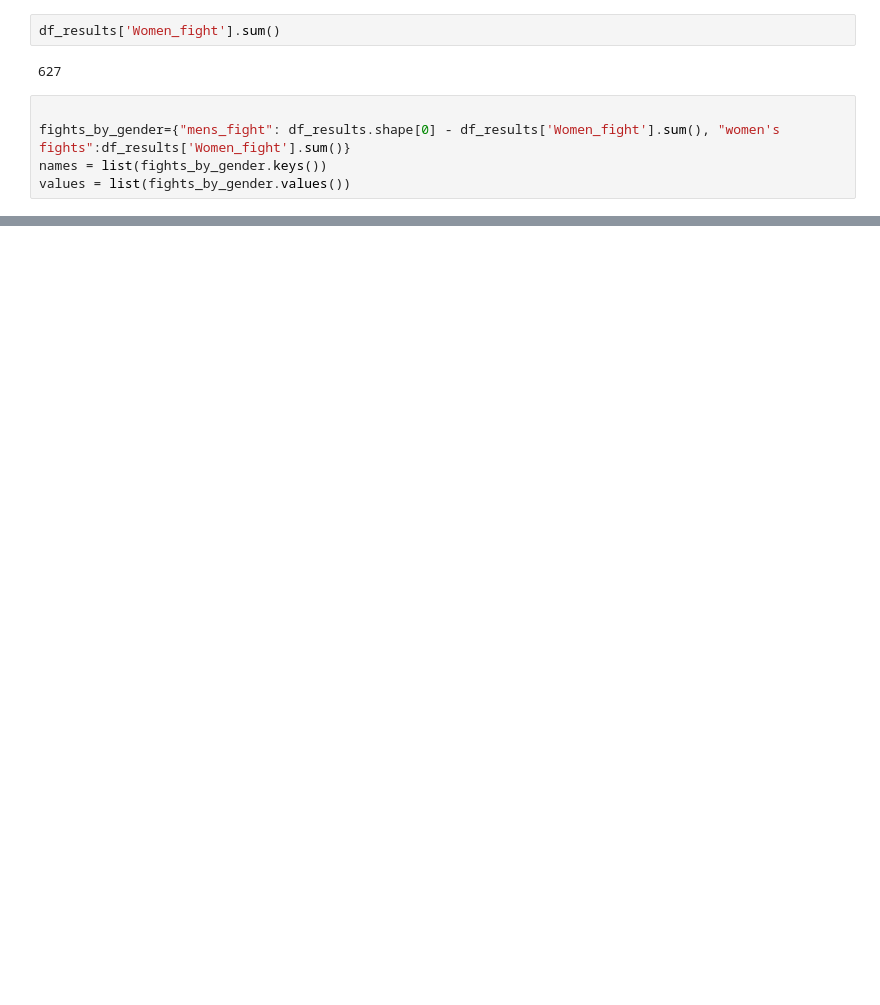
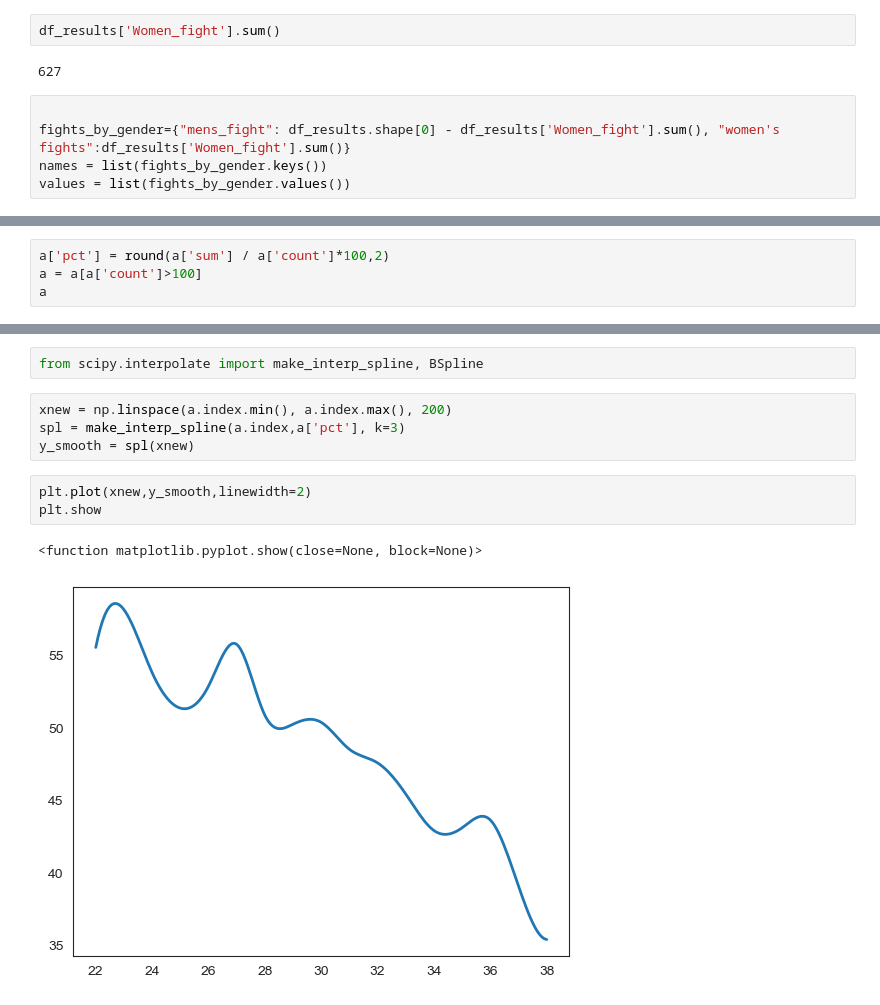
Before and after one commit to Mirda81/UFC-predictor-app, a Jupyter notebook: Grafy.ipynb, the cells around one changed output, grey strips where cells are left out. Saved outputs shown, nothing was run; the diff lists cells and outputs as text; blank space fills up the shorter version.

```diff
--- a/Grafy.ipynb
+++ b/Grafy.ipynb
@@ -66,0 +75,4 @@ plt.show()
+# %%
+a['pct'] = round(a['sum'] / a['count']*100,2)
+a = a[a['count']>100]
+a
@@ -66,0 +99,12 @@ plt.show()
+# %%
+from scipy.interpolate import make_interp_spline, BSpline
+# %%
+xnew = np.linspace(a.index.min(), a.index.max(), 200)
+spl = make_interp_spline(a.index,a['pct'], k=3)
+y_smooth = spl(xnew)
+# %%
+plt.plot(xnew,y_smooth,linewidth=2)
+plt.show
+# %% [output]
+<function matplotlib.pyplot.show(close=None, block=None)>
+[figure, added]
```
Also changed, not shown: parts of 6 cells of this notebook, 5 other files.
